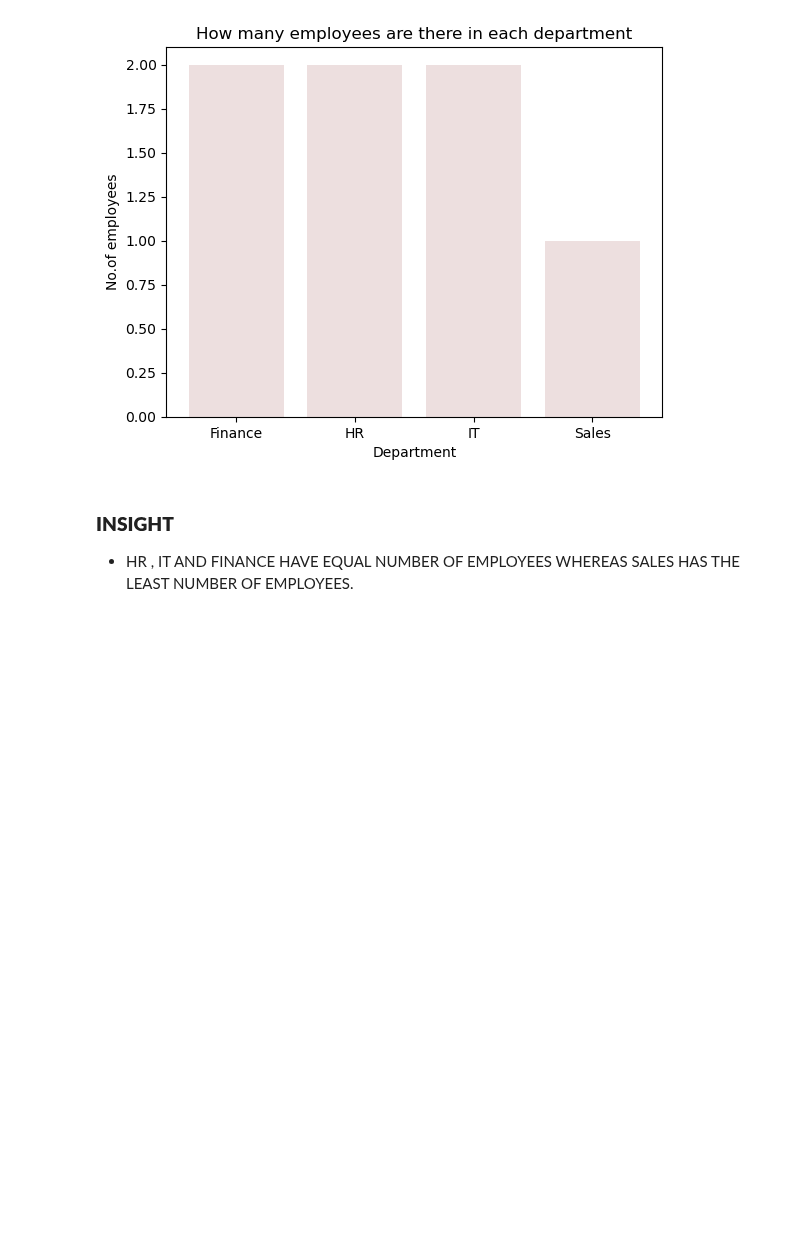
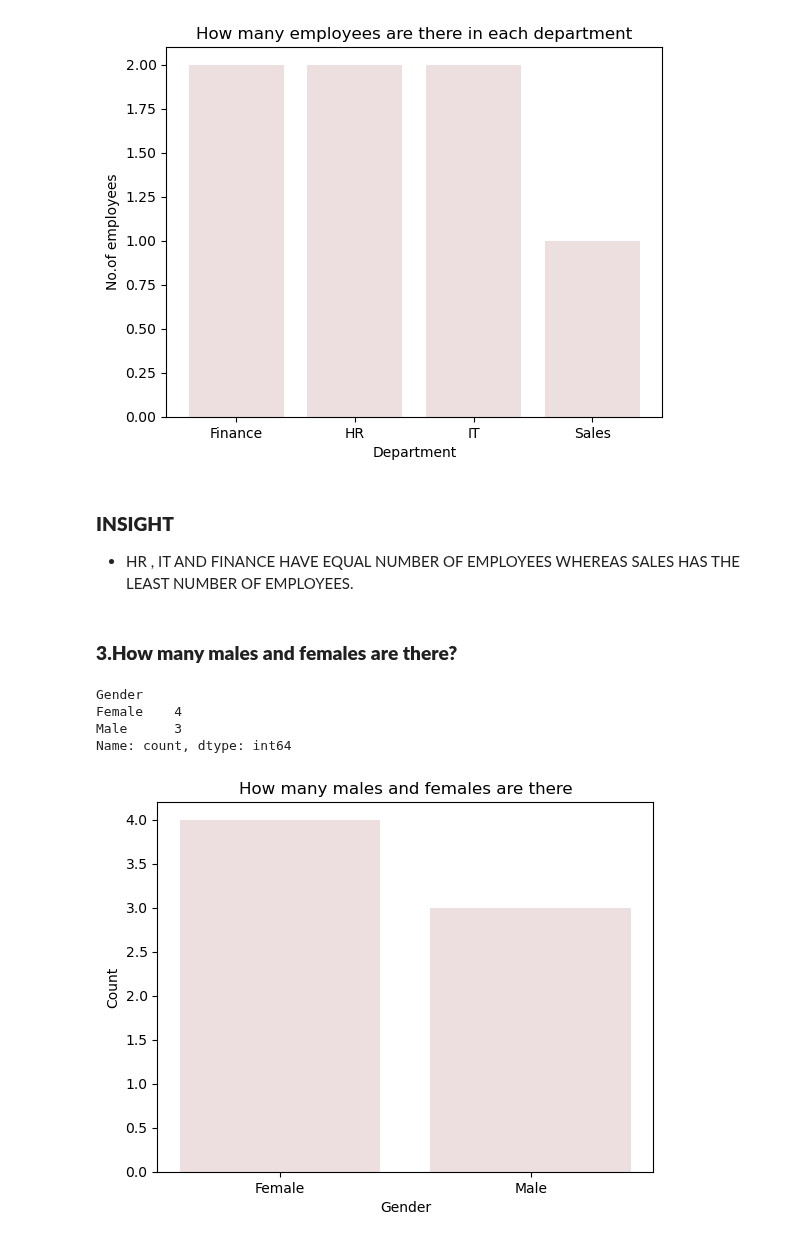
Before and after one commit to sayali-devkar/data_analysis_learning, a Jupyter notebook: pandas/practice/Cleaning_messy_Dates.ipynb, the cells around one changed output. Saved outputs shown, nothing was run; the diff lists cells and outputs as text; code cells hidden in the pictures; blank space fills up the shorter version.

```diff
--- a/pandas/practice/Cleaning_messy_Dates.ipynb
+++ b/pandas/practice/Cleaning_messy_Dates.ipynb
@@ -134,3 +134,21 @@ plt.show()
 # %% [markdown]
 ### **INSIGHT**
 - HR , IT AND FINANCE HAVE EQUAL NUMBER OF EMPLOYEES WHEREAS SALES HAS THE LEAST NUMBER OF EMPLOYEES.
+# %% [markdown]
+### **3.How many males and females are there?**
+# %%
+gender_count = df['Gender'].value_counts()
+gender_count
+# %% [output]
+Gender
+Female    4
+Male      3
+Name: count, dtype: int64
+# %%
+plt.bar(gender_count.index , gender_count.values ,color = "#EDDFDF")
+plt.xlabel("Gender")
+plt.ylabel("Count")
+plt.title("How many males and females are there")
+plt.show()
+# %% [output]
+[figure, added]
```
Also changed, not shown: parts of 4 cells of this notebook.
